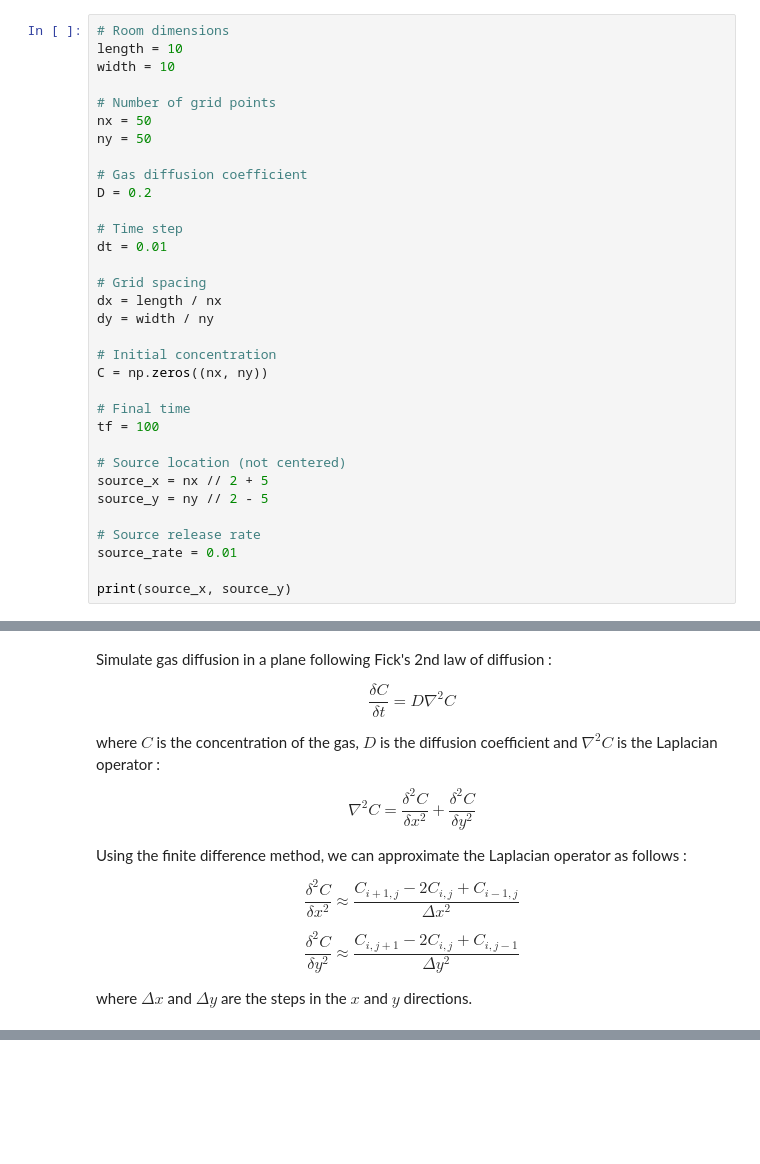
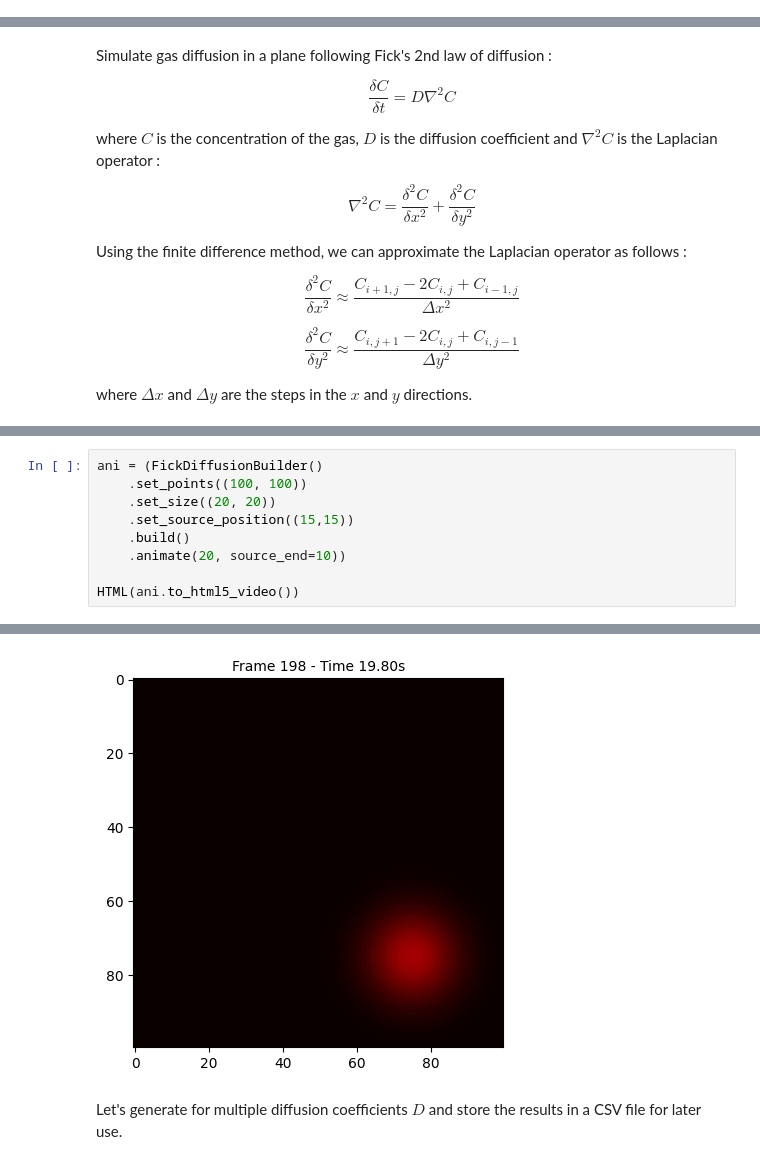
Before and after one commit to AlixANNERAUD/Odor_localization, a Jupyter notebook: Simulation/Simulation.ipynb, the cells around one changed output, grey strips where cells are left out. Cells and saved outputs as stored; diff of their text form; blank space fills up the shorter version.

```diff
--- a/Simulation/Simulation.ipynb
+++ b/Simulation/Simulation.ipynb
@@ -16,33 +20,0 @@ Set some constants
-# %%
-# Room dimensions
-length = 10
-width = 10
-
-# Number of grid points
-nx = 50
-ny = 50
-
-# Gas diffusion coefficient
-D = 0.2
-
-# Time step
-dt = 0.01
-
-# Grid spacing
-dx = length / nx
-dy = width / ny
-
-# Initial concentration
-C = np.zeros((nx, ny))
-
-# Final time
-tf = 100
-
-# Source location (not centered)
-source_x = nx // 2 + 5
-source_y = ny // 2 - 5
-
-# Source release rate
-source_rate = 0.01
-
-print(source_x, source_y)
@@ -262,0 +309,10 @@ Source located at: [[28.72657902 19.49167431]] (Error: 1.3711294570498318)
+# %%
+ani = (FickDiffusionBuilder()
+    .set_points((100, 100))
+    .set_size((20, 20))
+    .set_source_position((15,15))
+    .build()
+    .animate(20, source_end=10))
+
+HTML(ani.to_html5_video())
+# %% [output]
@@ -262,0 +320,3 @@ Source located at: [[28.72657902 19.49167431]] (Error: 1.3711294570498318)
+[figure, added]
+# %% [markdown]
+Let's generate for multiple diffusion coefficients $D$ and store the results in a CSV file for later use.
```
Also changed, not shown: parts of 40 cells of this notebook.
